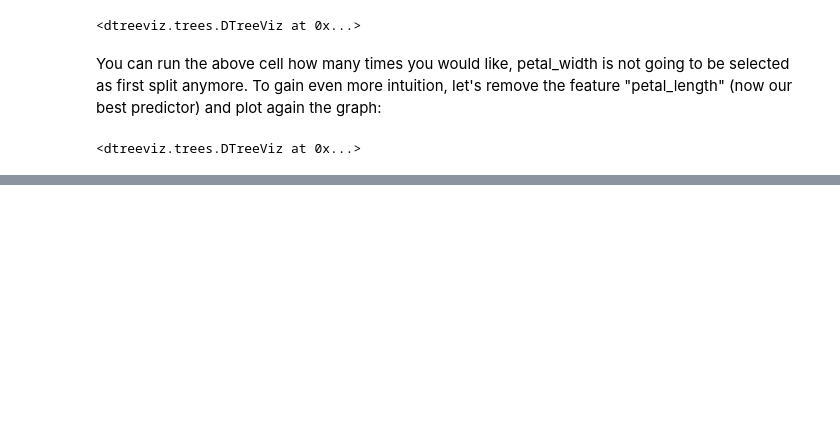
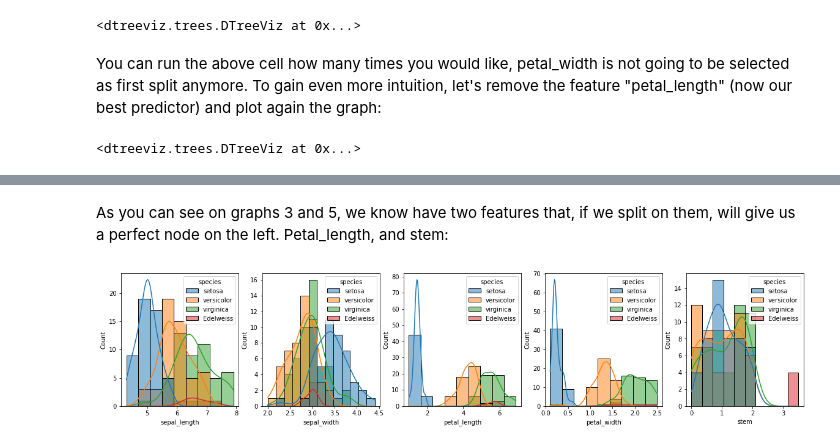
Before and after one commit to benjamin-du/all_things_trees, a Jupyter notebook: 1. Understand_how_trees_work_visually_the_split_mechanism.ipynb, the cells around one changed output, grey strips where cells are left out. Cells and saved outputs as stored; diff of their text form; code cells hidden in the pictures; blank space fills up the shorter version.

```diff
--- a/1. Understand_how_trees_work_visually_the_split_mechanism.ipynb
+++ b/1. Understand_how_trees_work_visually_the_split_mechanism.ipynb
@@ -139,4 +179,0 @@ Again, the best variable to separate versicolor and virginica in the petal_width
-# %%
-fig, axes = plt.subplots(1,4, figsize=(20,4))
-for i, column in enumerate(right_split.columns.tolist()[:-1]):
-    sns.histplot(x=column, data=right_split, hue="species", kde=True, ax=axes[i])
@@ -286,0 +188,9 @@ In the end, petal width and petal lenght are enough to robustly classify those f
+# %%
+edelweisses_df = iris_df.copy()
+edelweisses_df['stem'] = np.random.rand(151) * 2
+edelweisses_flowers = iris_df[ iris_df['species'] == "virginica"].sample(4).copy()
+edelweisses_flowers['stem'] = 3.5
+edelweisses_flowers['species'] = "Edelweiss"
+edelweisses_df = edelweisses_df.append(edelweisses_flowers)
+edelweisses_df = edelweisses_df[["sepal_length", "sepal_width", "petal_length", "petal_width", "stem", "species"]]
+edelweisses_df.tail(7)
@@ -286,0 +206,8 @@ In the end, petal width and petal lenght are enough to robustly classify those f
+# %% [markdown]
+As you can see on graphs 3 and 5, we know have two features that, if we split on them, will give us a perfect node on the left. Petal_length, and stem:
+# %%
+fig, axes = plt.subplots(1,5, figsize=(20,4))
+for i, column in enumerate(edelweisses_df.columns.tolist()[:-1]):
+    sns.histplot(x=column, data=edelweisses_df, hue="species", kde=True, ax=axes[i])
+# %% [output]
+[figure, added]
```
Also changed, not shown: parts of 65 cells of this notebook.
